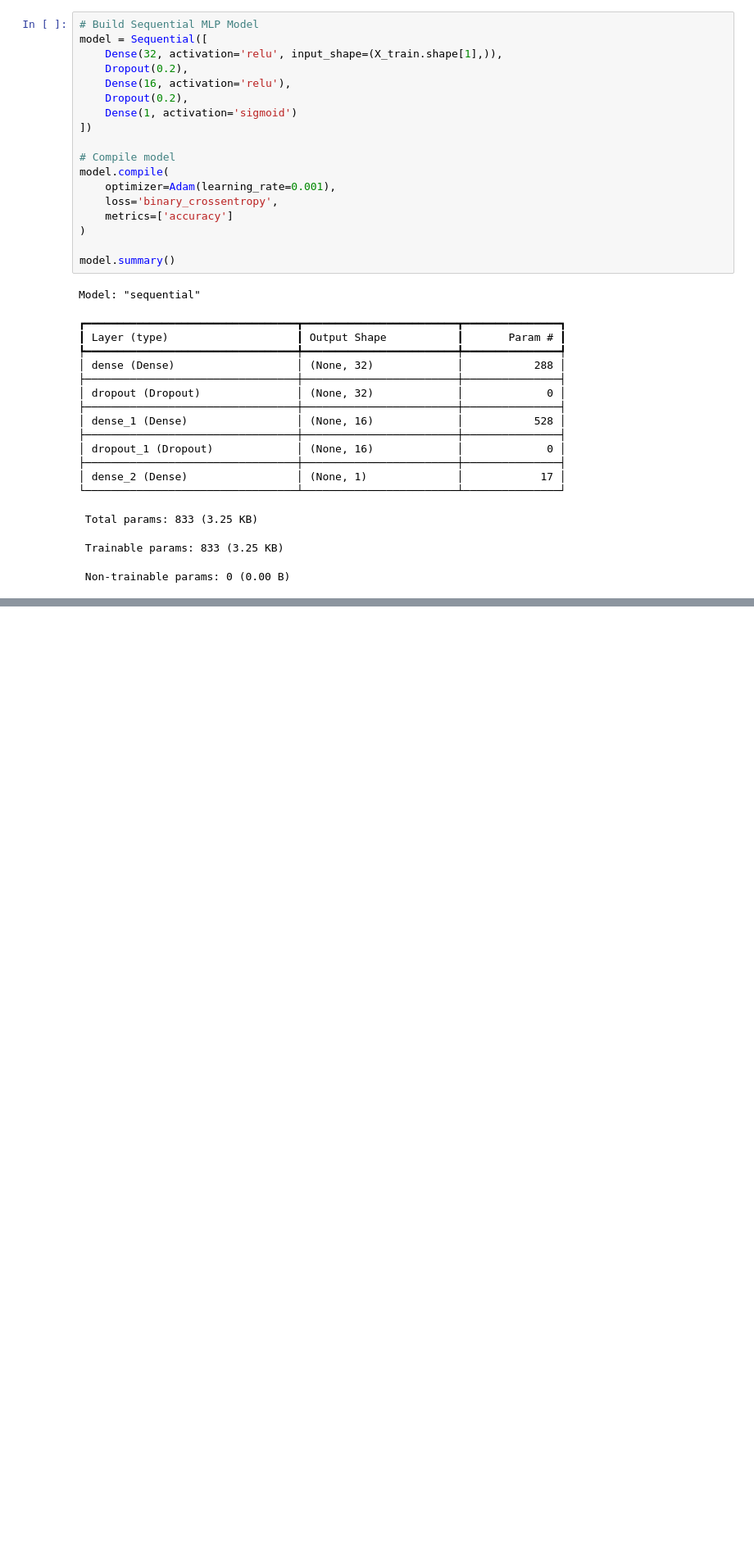
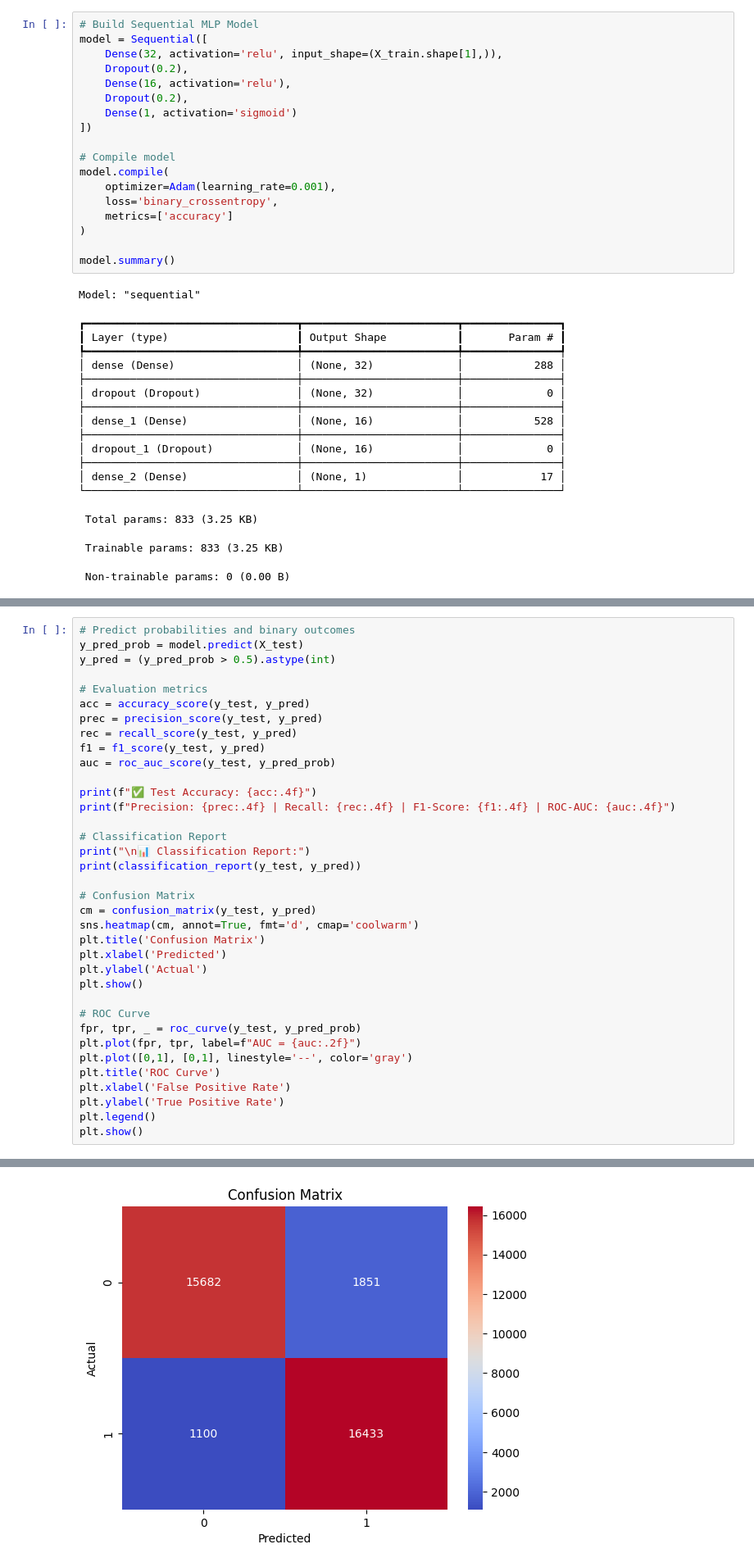
Before and after one commit to yevintheenura01/DL_Assignment, a Jupyter notebook: diabetes_prediction_MLP.ipynb, the cells around one changed output, grey strips where cells are left out. Shown at 82% size. Drawn from its saved outputs; the diff is of its cells as text; blank space fills up the shorter version.

```diff
--- a/diabetes_prediction_MLP.ipynb
+++ b/diabetes_prediction_MLP.ipynb
@@ -76,0 +123,37 @@ Model: "sequential"
+# %%
+# Predict probabilities and binary outcomes
+y_pred_prob = model.predict(X_test)
+y_pred = (y_pred_prob > 0.5).astype(int)
+
+# Evaluation metrics
+acc = accuracy_score(y_test, y_pred)
+prec = precision_score(y_test, y_pred)
+rec = recall_score(y_test, y_pred)
+f1 = f1_score(y_test, y_pred)
+auc = roc_auc_score(y_test, y_pred_prob)
+
+print(f"✅ Test Accuracy: {acc:.4f}")
+print(f"Precision: {prec:.4f} | Recall: {rec:.4f} | F1-Score: {f1:.4f} | ROC-AUC: {auc:.4f}")
+
+# Classification Report
+print("\n📊 Classification Report:")
+print(classification_report(y_test, y_pred))
+
+# Confusion Matrix
+cm = confusion_matrix(y_test, y_pred)
+sns.heatmap(cm, annot=True, fmt='d', cmap='coolwarm')
+plt.title('Confusion Matrix')
+plt.xlabel('Predicted')
+plt.ylabel('Actual')
+plt.show()
+
+# ROC Curve
+fpr, tpr, _ = roc_curve(y_test, y_pred_prob)
+plt.plot(fpr, tpr, label=f"AUC = {auc:.2f}")
+plt.plot([0,1], [0,1], linestyle='--', color='gray')
+plt.title('ROC Curve')
+plt.xlabel('False Positive Rate')
+plt.ylabel('True Positive Rate')
+plt.legend()
+plt.show()
+# %% [output]
@@ -76,0 +173 @@ Model: "sequential"
+[figure, added]
```
Also changed, not shown: parts of 5 cells of this notebook.
